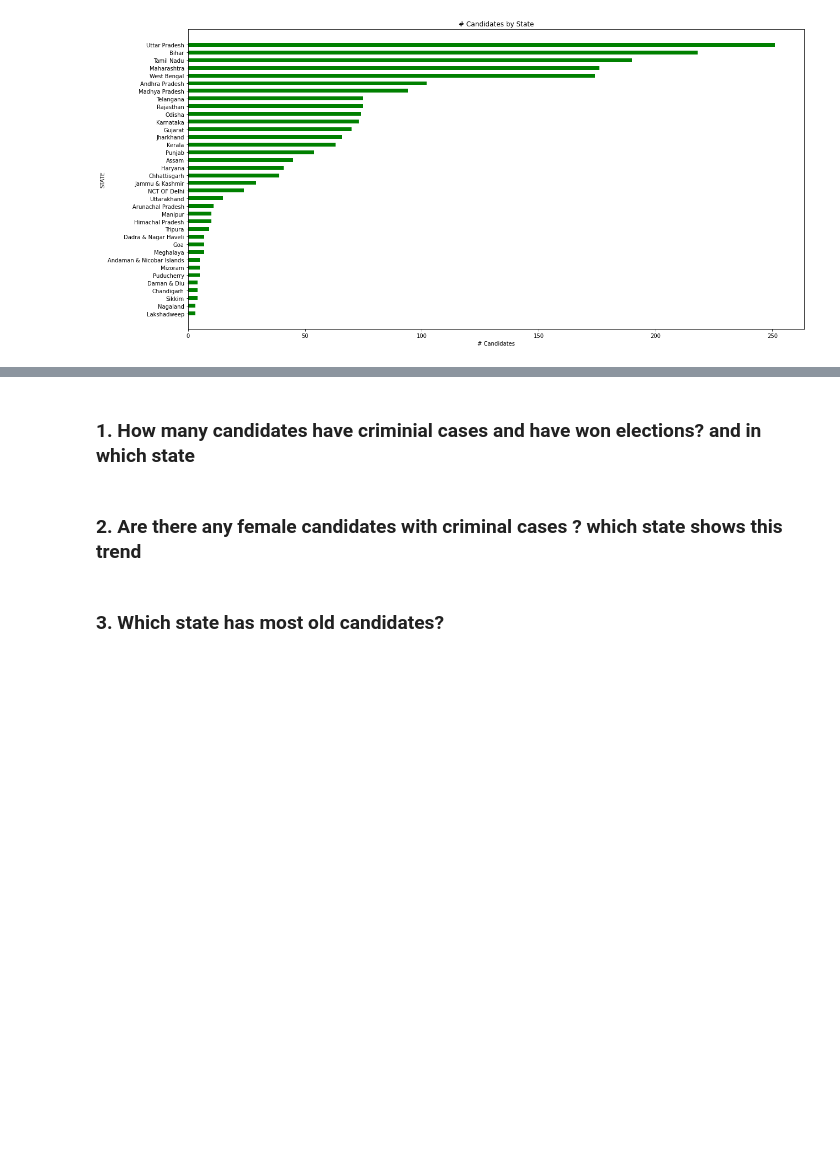
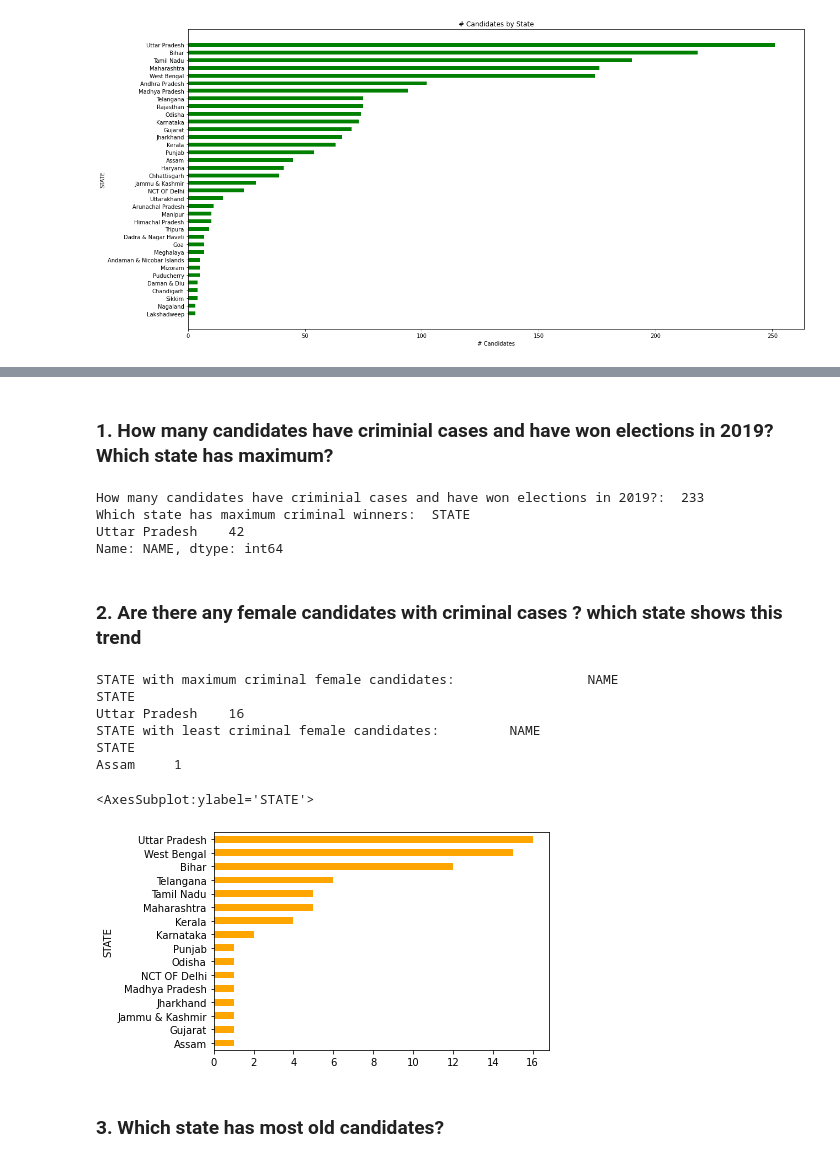
Before and after one commit to anuj3101/Atom, a Jupyter notebook: Indian_elections_2019.ipynb, the cells around one changed output, grey strips where cells are left out. Cells and saved outputs as stored; diff of their text form; code cells hidden in the pictures; blank space fills up the shorter version.

```diff
--- a/Indian_elections_2019.ipynb
+++ b/Indian_elections_2019.ipynb
@@ -115,6 +111,38 @@ array(['Rs 30,99,414- ~ 30 Lacs+', 'Rs 1,84,77,888- ~ 1 Crore+',
 # %% [markdown]
-### 1. How many candidates have criminial cases and have won elections? and in which state
+### 1. How many candidates have criminial cases and have won elections in 2019? Which state has maximum?
+# %%
+q1=df[['NAME','CRIMINAL_CASES','WINNER','STATE']]
+
+q1.loc[q1['CRIMINAL_CASES'] >0, 'is_criminal'] = 1
+q1.loc[q1['CRIMINAL_CASES'] ==0, 'is_criminal'] = 0
+
+print("How many candidates have criminial cases and have won elections in 2019?: ",q1['NAME'].groupby([q1['is_criminal'],q1['WINNER']]).nunique().unstack().iloc[1,1])
+print("Which state has maximum criminal winners: ",q1[(q1['WINNER']==1)&(q1['is_criminal']==1)]['NAME'].groupby([q1['STATE']]).nunique().sort_values(ascending=False).head(1))
+# %% [output]
+How many candidates have criminial cases and have won elections in 2019?:  233
+Which state has maximum criminal winners:  STATE
+Uttar Pradesh    42
+Name: NAME, dtype: int64
 # %% [markdown]
 ### 2. Are there any female candidates with criminal cases ? which state shows this trend
+# %%
+q1=df[['NAME','CRIMINAL_CASES','WINNER','STATE','GENDER']]
+q1.loc[q1['CRIMINAL_CASES'] >0, 'is_criminal'] = 1
+q1.loc[q1['CRIMINAL_CASES'] ==0, 'is_criminal'] = 0
+
+print('STATE with maximum criminal female candidates: ',pd.DataFrame(q1[(q1['is_criminal']==1)&(q1['GENDER']=='FEMALE')]['NAME'].groupby([q1['STATE']]).nunique().sort_values(ascending=False)).head(1))
+print('STATE with least criminal female candidates: ',pd.DataFrame(q1[(q1['is_criminal']==1)&(q1['GENDER']=='FEMALE')]['NAME'].groupby([q1['STATE']]).nunique().sort_values(ascending=True)).head(1))
+
+
+pd.DataFrame(q1[(q1['is_criminal']==1)&(q1['GENDER']=='FEMALE')]['NAME'].groupby([q1['STATE']]).nunique().sort_values(ascending=True)).plot(kind='barh',legend=None,color='orange')
+# %% [output]
+STATE with maximum criminal female candidates:                 NAME
+STATE
+Uttar Pradesh    16
+STATE with least criminal female candidates:         NAME
+STATE
+Assam     1
+<AxesSubplot:ylabel='STATE'>
+[figure, added]
 # %% [markdown]
 ### 3. Which state has most old candidates?
```
Also changed, not shown: parts of 11 cells of this notebook.
